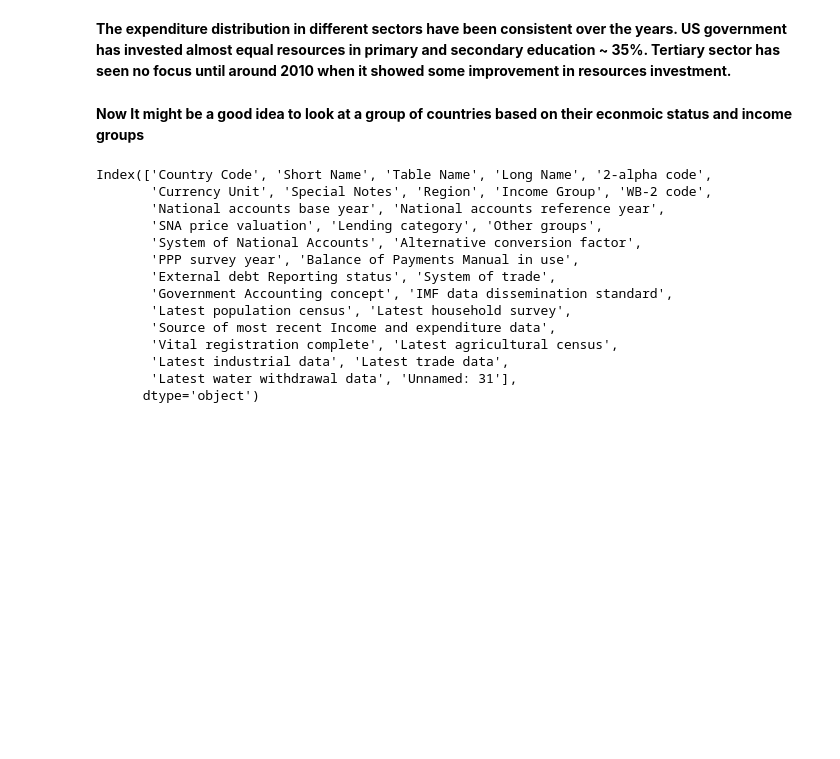
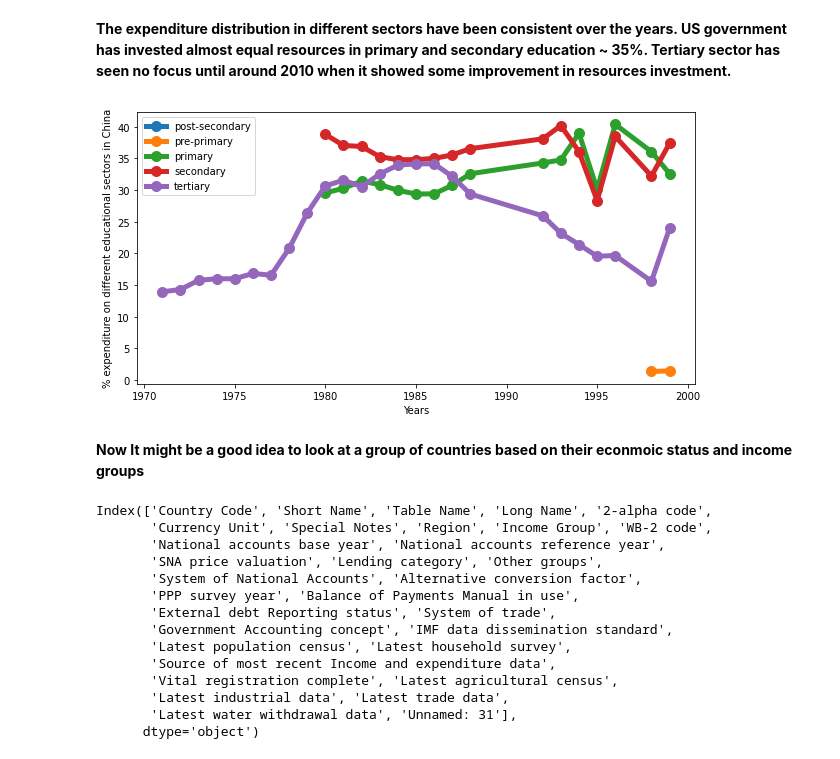
Before and after one commit to SmrutiRanjan27/worldbank-global-education-analysis, a Jupyter notebook: Smruti_Ranjan_WorldBank_Global_Education_Analysis.ipynb, the cells around one changed output. Saved outputs shown, nothing was run; the diff lists cells and outputs as text; code cells hidden in the pictures; blank space fills up the shorter version.

```diff
--- a/Smruti_Ranjan_WorldBank_Global_Education_Analysis.ipynb
+++ b/Smruti_Ranjan_WorldBank_Global_Education_Analysis.ipynb
@@ -627,5 +616,9 @@ plt.legend(loc='best')
 # %% [markdown]
 **The expenditure distribution in different sectors have been consistent over the years. US government has invested almost equal resources in primary and secondary education ~ 35%. Tertiary sector has seen no focus until around 2010 when it showed some improvement in resources investment.**
+# %%
+expenditure_stats(df_stats,'China')
+# %% [output]
+[figure, added]
 # %% [markdown]
 **Now It might be a good idea to look at a group of countries based on their econmoic status and income groups**
 # %%
```
Also changed, not shown: parts of 15 cells of this notebook.
